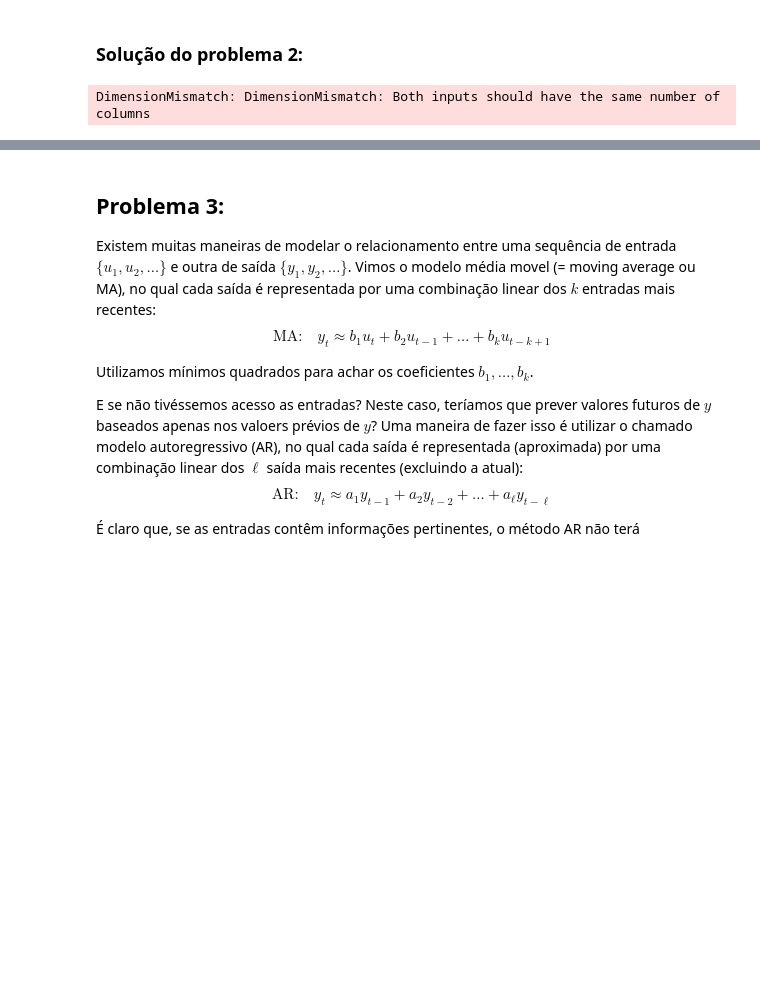
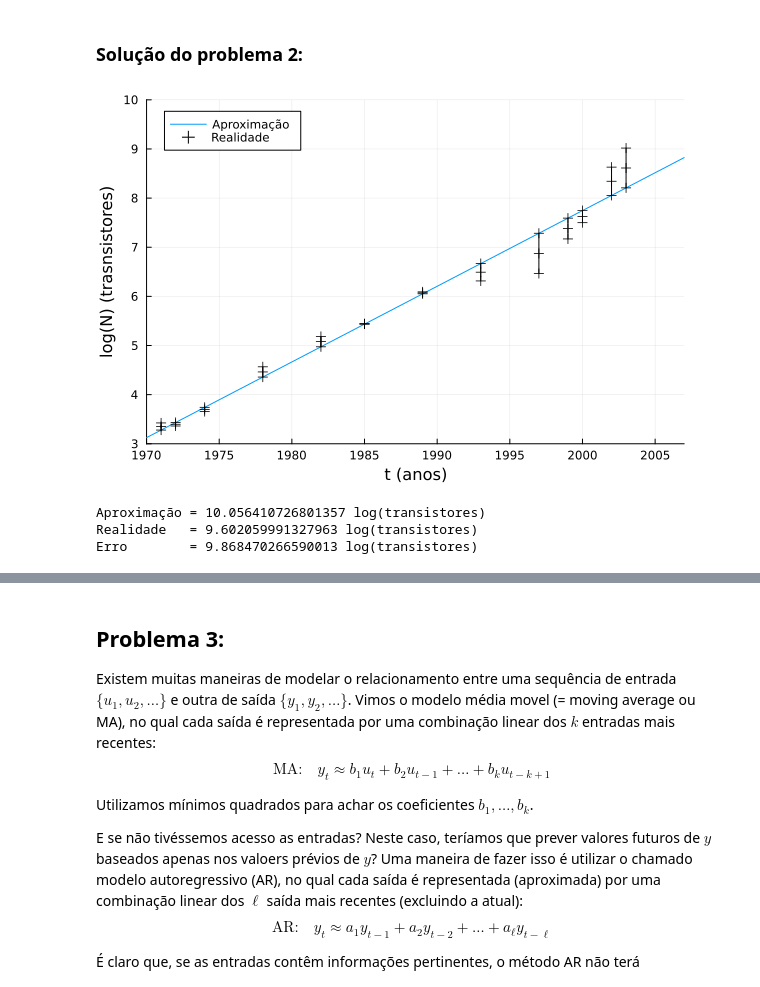
Before and after one commit to html-3/optimization-notebook-julia, a Jupyter notebook: lista2.ipynb, the cells around one changed output, grey strips where cells are left out. Cells and saved outputs as stored; diff of their text form; code cells hidden in the pictures; blank space fills up the shorter version.

```diff
--- a/lista2.ipynb
+++ b/lista2.ipynb
@@ -150,46 +144,70 @@ A título de curiosidade, aqui vão alguns dados um pouco mais recentes:
 # %% [markdown]
 ### Solução do problema 2:
 # %%
+# 1) Coeficient search with Least Squares Method
 # Raw data
 rawdata = [
     1971  2250;
     1972  2500;
     1974  5000;
     1978  29000 ;
     1982  120000 ;
     1985  275000 ;
     1989  1180000 ;
     1993  3100000 ;
     1997  7500000 ;
     1999  24000000 ;
     2000  42000000 ;
     2002  220000000 ;
     2003  410000000 ]
 
 # Transistor quantity in log base 10 and parsed year
 data = [rawdata[:,1].-1970 log10.(rawdata[:,2])]
 
 # TODO : Use optimize!
-A = [1 sum(data[:,2]); sum(data[:,2]) sum(data[:,2].^2)]
-b = [sum(data[:,1]); sum(data[:,2].*data[:,1])]
+A = [ones(length(data[:,1]),1) data[:,1]]
+b = data[:,2]
 
-# Coeficients (most reliable method)
-θ = A\b
-println(θ)
+# Optimization using Ipopt
+m = Model(Ipopt.Optimizer)
+set_optimizer_attribute(m, "print_level", 0)
+@variable(m, x[1:2])
+@objective(m, Min, sum((A*x - b).^2))
+optimize!(m)
+
+# Coeficients
+θ = JuMP.value.(x)
+# display(θ)
 
 function new_plot()
-  plot(xlabel="t (anos)", ylabel="log(N)",
-    xticks=1970:5:2022,
-    yticks=0:1:11,
-    xlims=(1970, 2022), ylims=(0, 11))
+  plot(xlabel="t (anos)", ylabel="log(N) (trasnsistores)",
+    legend=:topleft,
+    xticks=1970:5:2007,
+    yticks=3:1:10,
+    xlims=(1970, 2007), ylims=(3, 10))
 end
 
-f(t) = θ[2] + θ[1]*(t - 1970)
+f(t) = θ[1] + θ[2]*(t - 1970)
+
+# Error vector
+error = [abs.(f.(rawdata[:,1]) - log10.(rawdata[:,2]))]
 
 p = new_plot()
 
-plot!(p, 1970:2022, f, label="Lei de Moore")
+plot!(p, f, label="Aproximação")
 
-scatter!(p, rawdata[:,1], data[:,2], label="Realidade", marker=(:cross, :black, 5))
+scatter!(p, rawdata[:,1], data[:,2], yerr = error', label="Realidade", marker=(:cross, :black, 5))
 # %% [output]
-DimensionMismatch: DimensionMismatch: Both inputs should have the same number of columns
+[figure, added]
+# %%
+# 2) Transistor quantity prediction
+aprx = f(2015)
+real = log10(4*10^9)
+
+println("Aproximação = ", aprx, " log(transistores)")
+println("Realidade   = ", real, " log(transistores)")
+println("Erro        = ", log10(10^(aprx) - 10^(real)), " log(transistores)")
+# %% [output]
+Aproximação = 10.056410726801357 log(transistores)
+Realidade   = 9.602059991327963 log(transistores)
+Erro        = 9.868470266590013 log(transistores)
```
Also changed, not shown: parts of 7 cells of this notebook.
